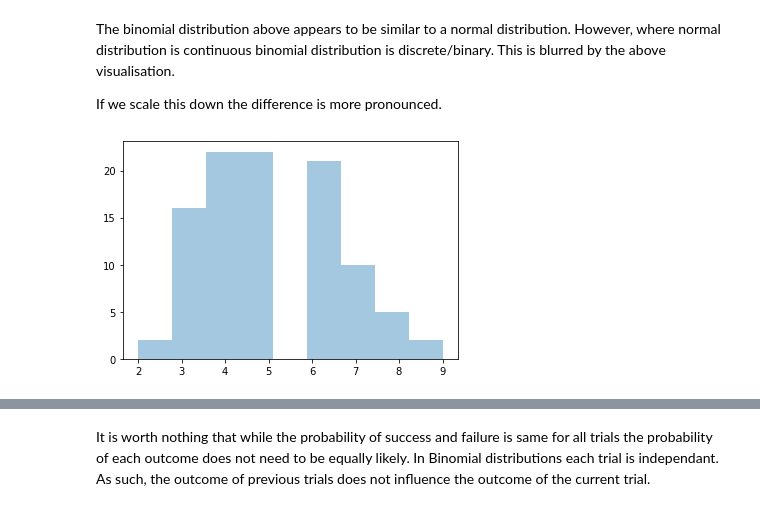
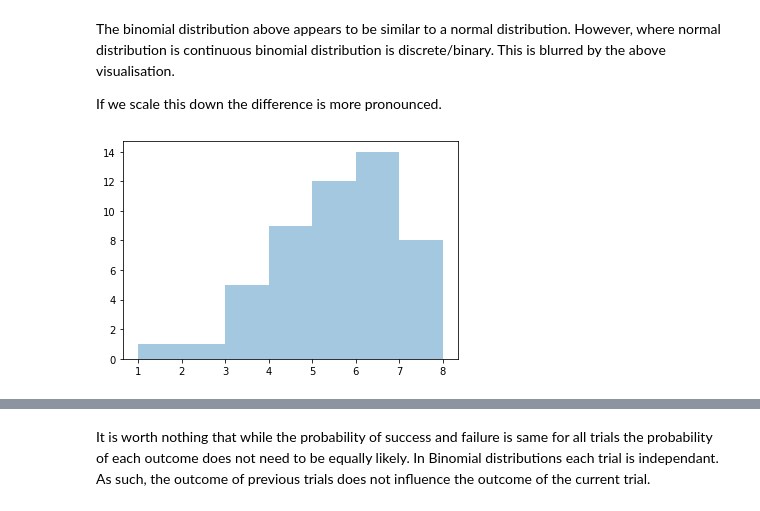
Before and after one commit to SharonNicG/52465-Assignment, a Jupyter notebook: NumPy-Random Assignment.ipynb, the cells around one changed output, grey strips where cells are left out. Cells and saved outputs as stored; diff of their text form; code cells hidden in the pictures.

```diff
--- a/NumPy-Random Assignment.ipynb
+++ b/NumPy-Random Assignment.ipynb
@@ -379,8 +395,8 @@ The binomial distribution above appears to be similar to a normal distribution.
 
 If we scale this down the difference is more pronounced.
 # %%
-sns.distplot(np.random.binomial(n=10, p=0.5, size=100), hist=True, kde=False)
+sns.distplot(np.random.binomial(n=10, p=0.5, size=50), hist=True, kde=False)
  # Here we are looking for a binomial distribution with 10 trials and probability 0.5 each trial.
 plt.show()
 # %% [output]
-[figure, old version]
+[figure, new version]
```
Also changed, not shown: parts of 4 cells of this notebook.
